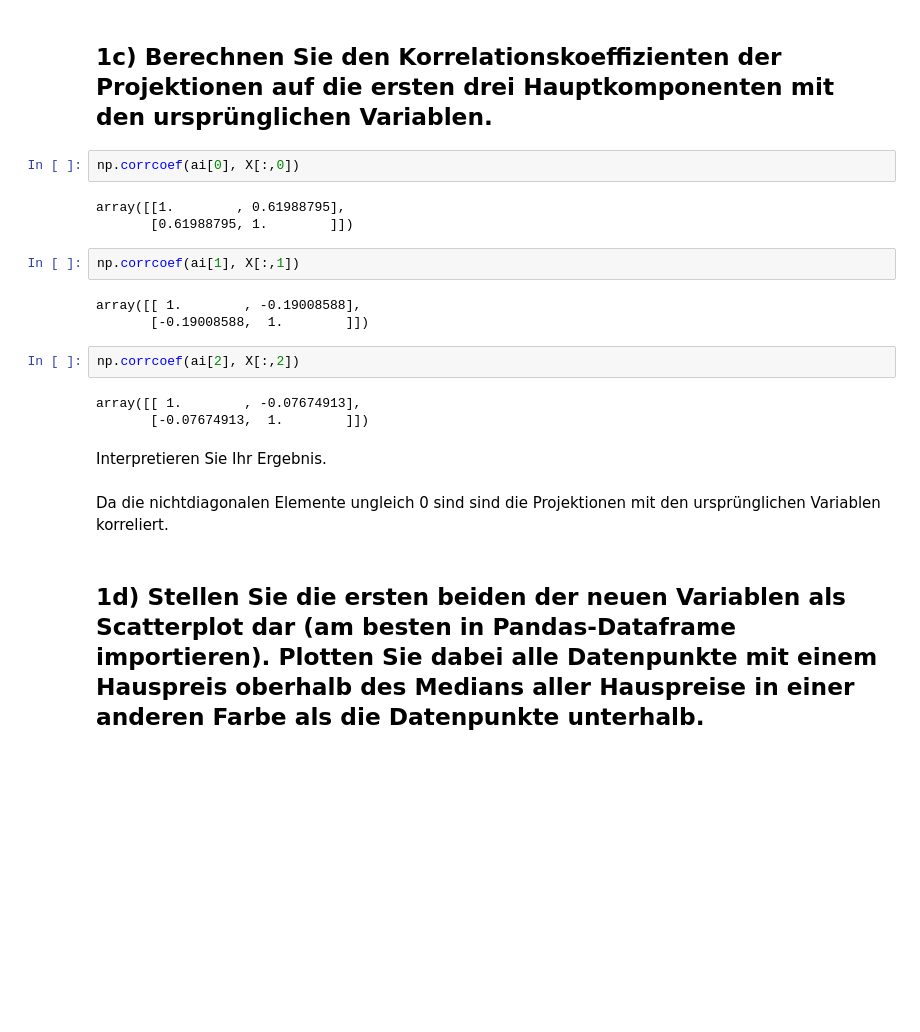
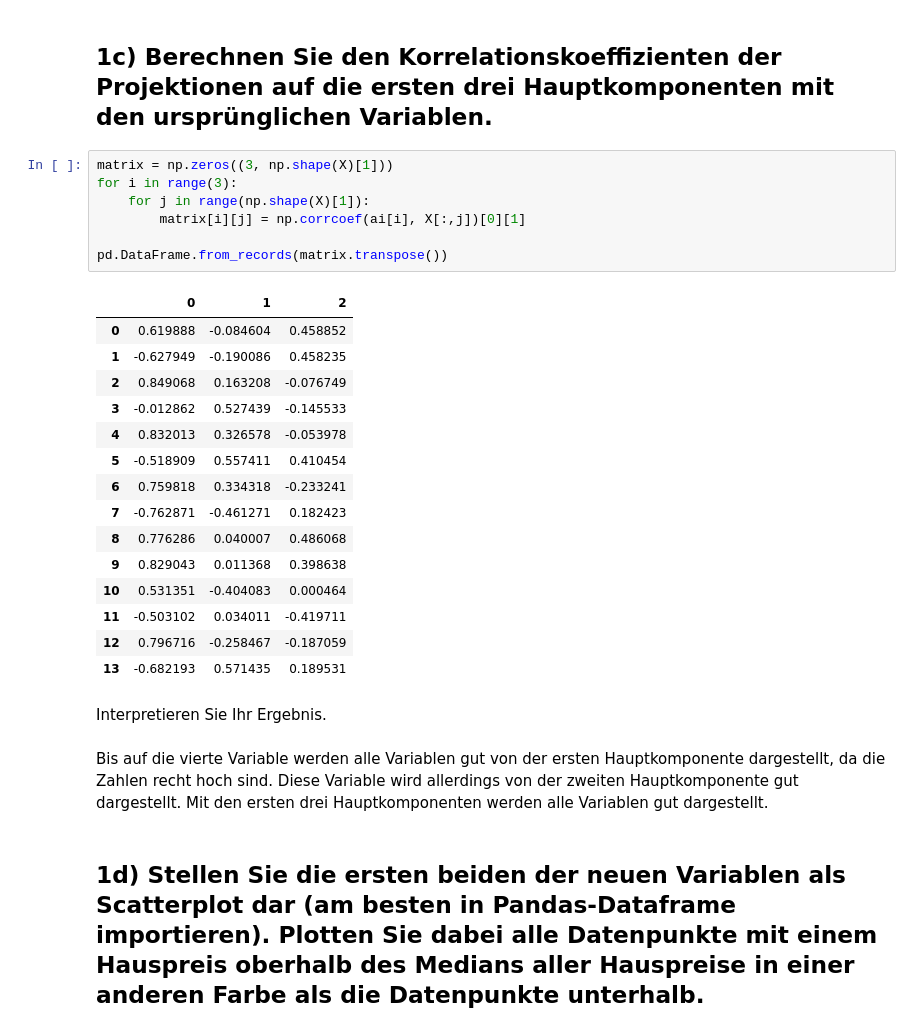
Before and after one commit to fa97ber/MachineLearning, a Jupyter notebook: ML/ML_02_01.ipynb, the cells around one changed output. Cells and saved outputs as stored; diff of their text form; blank space fills up the shorter version.

```diff
--- a/ML/ML_02_01.ipynb
+++ b/ML/ML_02_01.ipynb
@@ -244,24 +247,32 @@ array([[ 9.19759513e-01,  8.04089050e-02,  3.94574508e-01,
 # %% [markdown]
 <h2>1c) Berechnen Sie den Korrelationskoeffizienten der Projektionen auf die ersten drei Hauptkomponenten mit den ursprünglichen Variablen. </h2>
-# %%
-np.corrcoef(ai[0], X[:,0])
-# %% [output]
-array([[1.        , 0.61988795],
-       [0.61988795, 1.        ]])
-# %%
-np.corrcoef(ai[1], X[:,1])
-# %% [output]
-array([[ 1.        , -0.19008588],
-       [-0.19008588,  1.        ]])
-# %%
-np.corrcoef(ai[2], X[:,2])
-# %% [output]
-array([[ 1.        , -0.07674913],
-       [-0.07674913,  1.        ]])
+# %%
+matrix = np.zeros((3, np.shape(X)[1]))
+for i in range(3):
+    for j in range(np.shape(X)[1]):
+        matrix[i][j] = np.corrcoef(ai[i], X[:,j])[0][1]
+
+pd.DataFrame.from_records(matrix.transpose())
+# %% [output]
+|  | 0 | 1 | 2 |
+| 0 | 0.619888 | -0.084604 | 0.458852 |
+| 1 | -0.627949 | -0.190086 | 0.458235 |
+| 2 | 0.849068 | 0.163208 | -0.076749 |
+| 3 | -0.012862 | 0.527439 | -0.145533 |
+| 4 | 0.832013 | 0.326578 | -0.053978 |
+| 5 | -0.518909 | 0.557411 | 0.410454 |
+| 6 | 0.759818 | 0.334318 | -0.233241 |
+| 7 | -0.762871 | -0.461271 | 0.182423 |
+| 8 | 0.776286 | 0.040007 | 0.486068 |
+| 9 | 0.829043 | 0.011368 | 0.398638 |
+| 10 | 0.531351 | -0.404083 | 0.000464 |
+| 11 | -0.503102 | 0.034011 | -0.419711 |
+| 12 | 0.796716 | -0.258467 | -0.187059 |
+| 13 | -0.682193 | 0.571435 | 0.189531 |
 # %% [markdown]
 Interpretieren Sie Ihr Ergebnis.
-# %% [markdown]
-Da die nichtdiagonalen Elemente ungleich 0 sind sind die Projektionen mit den ursprünglichen Variablen korreliert.
+# %% [markdown]
+Bis auf die vierte Variable werden alle Variablen gut von der ersten Hauptkomponente dargestellt, da die Zahlen recht hoch sind. Diese Variable wird allerdings von der zweiten Hauptkomponente gut dargestellt. Mit den ersten drei Hauptkomponenten werden alle Variablen gut dargestellt.
 # %% [markdown]
 <h2>1d) Stellen Sie die ersten beiden der neuen Variablen als Scatterplot dar (am besten in
 Pandas-Dataframe importieren). Plotten Sie dabei alle Datenpunkte mit einem Hauspreis
```
Also changed, not shown: parts of 8 cells of this notebook.
